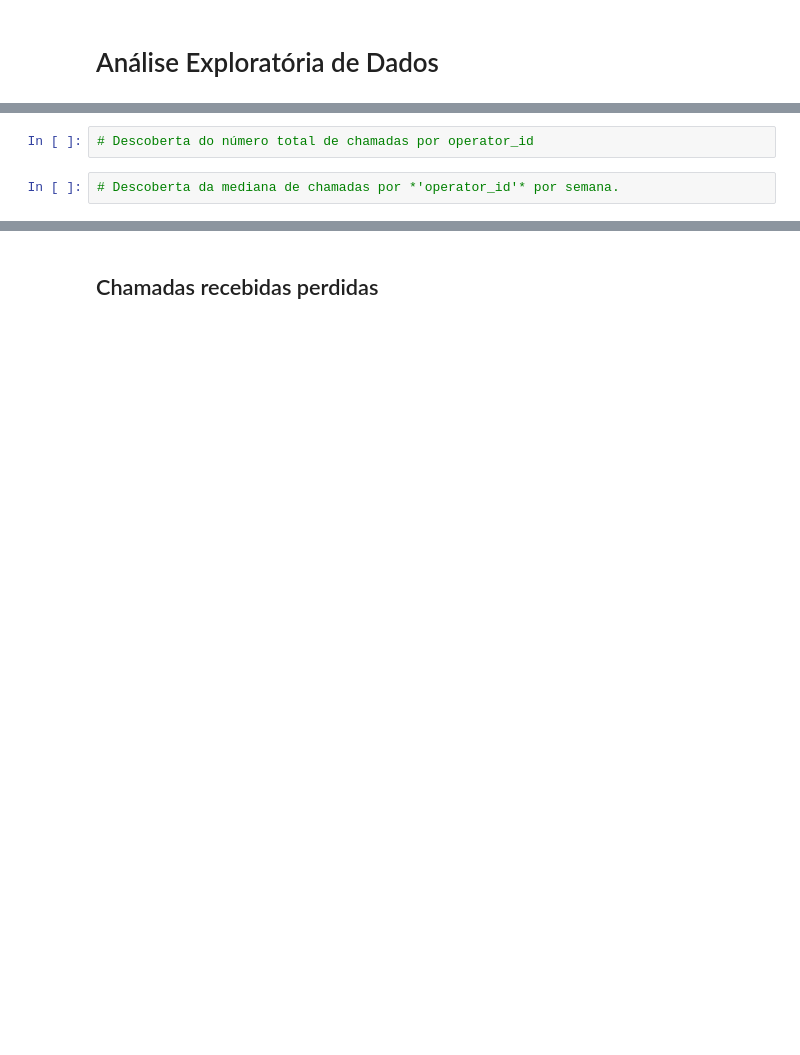
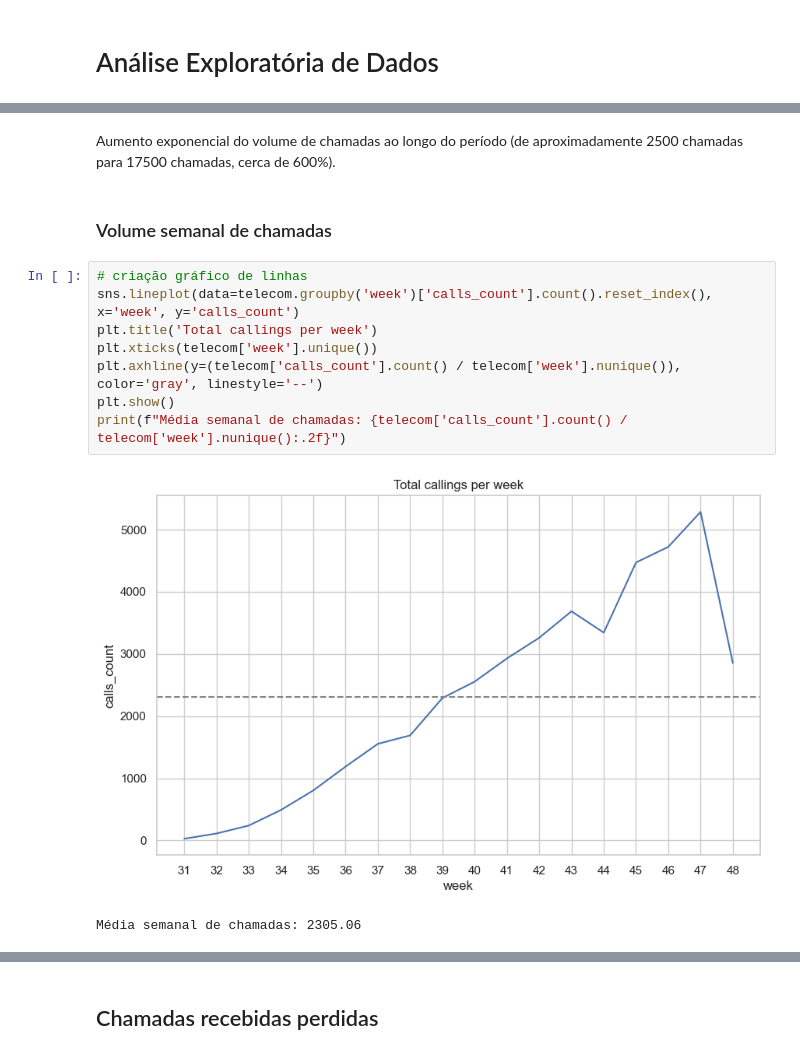
Before and after one commit to rodriguesbrian/tt14_call_center_project, a Jupyter notebook: notebooks/call_center_efficiency.ipynb, the cells around one changed output, grey strips where cells are left out. Drawn from its saved outputs; the diff is of its cells as text; blank space fills up the shorter version.

```diff
--- a/notebooks/call_center_efficiency.ipynb
+++ b/notebooks/call_center_efficiency.ipynb
@@ -314,4 +325,15 @@ telecom.head()
-# %%
-# Descoberta do número total de chamadas por operator_id
-# %%
-# Descoberta da mediana de chamadas por *'operator_id'* por semana.
+# %% [markdown]
+Aumento exponencial do volume de chamadas ao longo do período (de aproximadamente 2500 chamadas para 17500 chamadas, cerca de 600%).
+# %% [markdown]
+### Volume semanal de chamadas
+# %%
+# criação gráfico de linhas
+sns.lineplot(data=telecom.groupby('week')['calls_count'].count().reset_index(), x='week', y='calls_count')
+plt.title('Total callings per week')
+plt.xticks(telecom['week'].unique())
+plt.axhline(y=(telecom['calls_count'].count() / telecom['week'].nunique()), color='gray', linestyle='--')
+plt.show()
+print(f"Média semanal de chamadas: {telecom['calls_count'].count() / telecom['week'].nunique():.2f}")
+# %% [output]
+[figure, added]
+Média semanal de chamadas: 2305.06
```
Also changed, not shown: parts of 47 cells of this notebook.
